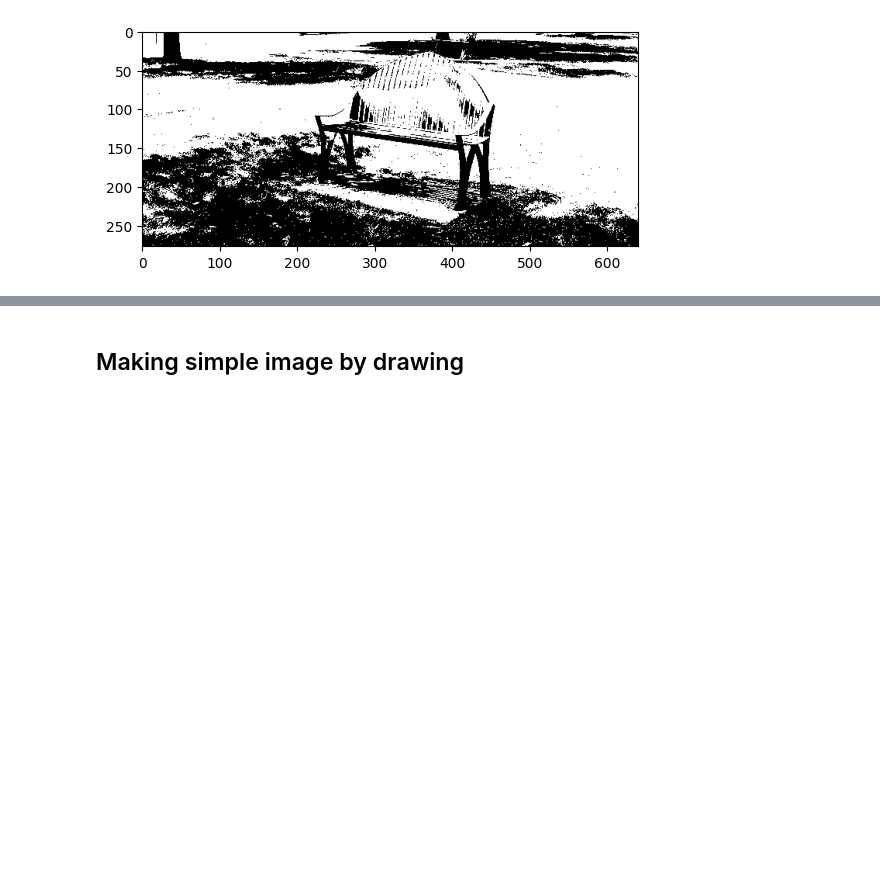
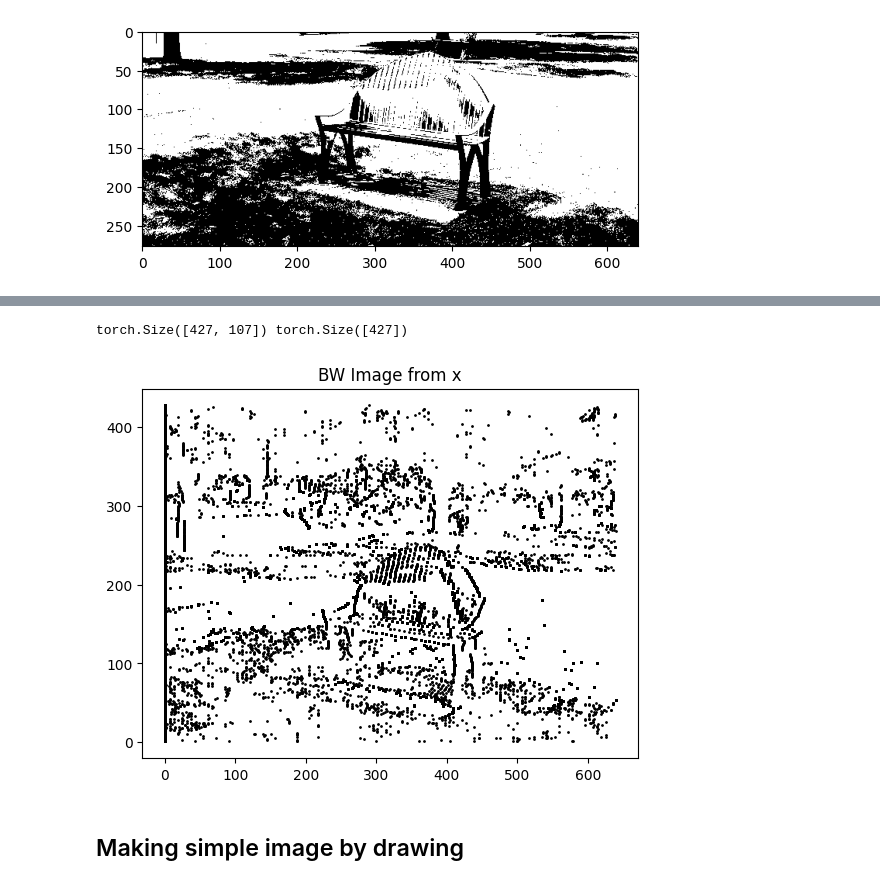
Before and after one commit to sjamthe/customNNexperiments, a Jupyter notebook: ImageUnderstanding-1.ipynb, the cells around one changed output, grey strips where cells are left out. Cells and saved outputs as stored; diff of their text form; code cells hidden in the pictures; blank space fills up the shorter version.

Commit message:
added bwarray_to_xy2 for vertical slicing

```diff
--- a/ImageUnderstanding-1.ipynb
+++ b/ImageUnderstanding-1.ipynb
@@ -95,6 +103,26 @@ def bwarray_to_xy(bw_array, step):
     y = image_height - ys
     x = torch.arange(0,image_width)
     return x, y
+# %%
+# Return x,y coordinates from a bw_array sliced vertically
+def bwarray_to_xy2(bw_array, step):
+    # torch.min(array, dim=0) will give us lowest location for zero/black value (from the top)
+    # zeros_indices is the y value we train the segments on.
+    image_height = bw_array.shape[0]
+    image_width = bw_array.shape[1]
+    rows = image_height #torch.arange(0, image_height, step).shape[0]
+    cols =  torch.arange(0, image_width, step).shape[0]
+    xs = torch.zeros([rows,cols])
+    for i in torch.arange(cols):
+        _, zeros_indices = torch.min(bw_array[:,i*step:,0], dim=1)
+        mask = zeros_indices > 0
+        xs[:,i] = zeros_indices + zeros_indices.masked_fill(mask, i*step)
+        #print(zeros_indices.shape, zeros_indices.masked_fill(mask, i*step).shape, xs[:,i].shape)
+
+    #flip the y axis before we return y
+    x = xs
+    y = image_height - torch.arange(0,image_height)
+    return x, y
 # %%
 # Get x,y from BW image
 step = 6
@@ -110,3 +140,17 @@ for i in torch.arange(y.shape[0]):
+# %%
+# Get x,y from rotated BW image
+step = 6
+x, y = bwarray_to_xy2(bw_array, step)
+print(x.shape, y.shape)
+
+# Plot the y,x coordinates to confirm they represent image
+xsorted = x.sort(descending=True).values
+plt.title("BW Image from x")
+for i in torch.arange(x.shape[1]):
+    plt.scatter(x[:,i],y,s=1,c='black')
+# %% [output]
+torch.Size([427, 107]) torch.Size([427])
+[figure, added]
 # %% [markdown]
 ## Making simple image by drawing
 # %%
```
Also changed, not shown: parts of 3 cells of this notebook.
